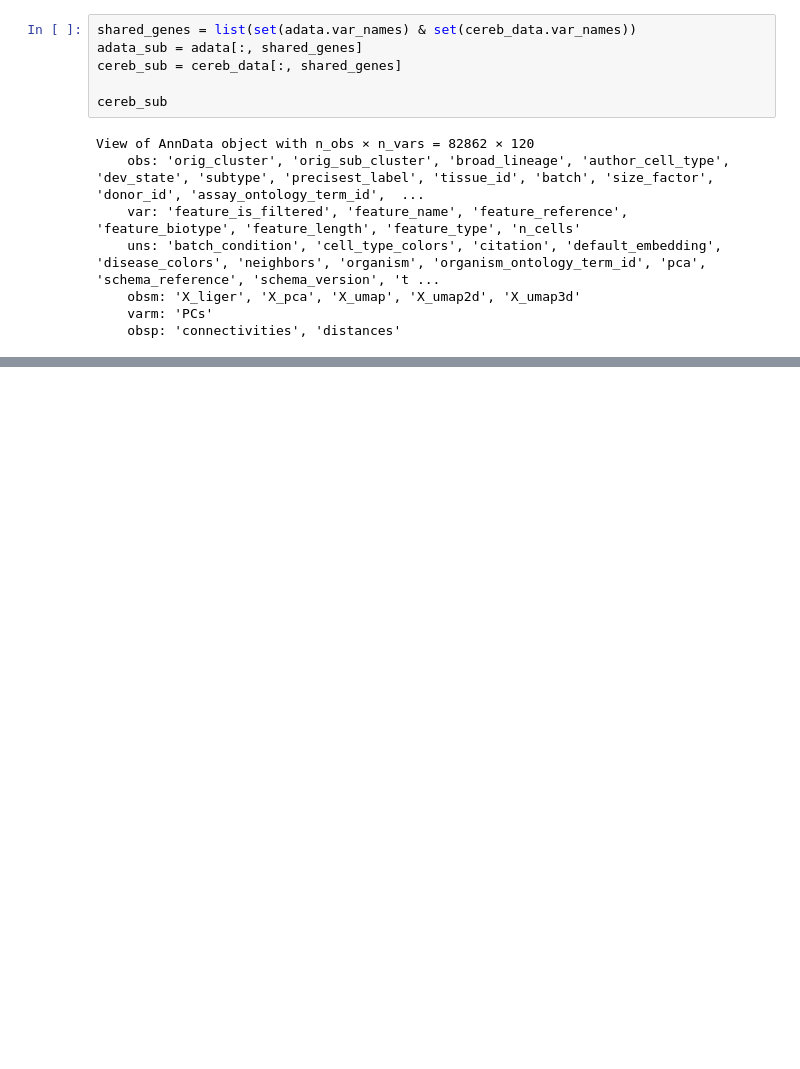
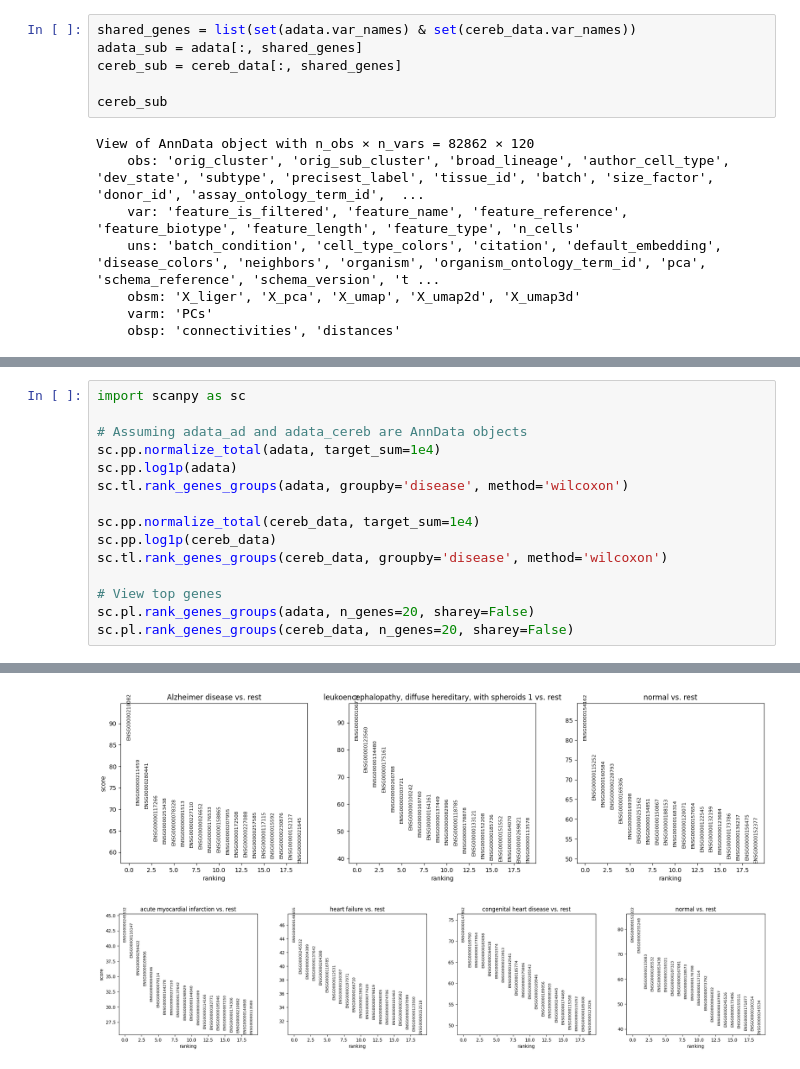
Before and after one commit to stickz-man/Data-Friday, a Jupyter notebook: combined.ipynb, the cells around one changed output, grey strips where cells are left out. Saved outputs shown, nothing was run; the diff lists cells and outputs as text; blank space fills up the shorter version.

```diff
--- a/combined.ipynb
+++ b/combined.ipynb
@@ -135,0 +551,16 @@ print(f"Overlap in NN-important genes: {overlap_nn}")
+# %%
+import scanpy as sc
+
+# Assuming adata_ad and adata_cereb are AnnData objects
+sc.pp.normalize_total(adata, target_sum=1e4)
+sc.pp.log1p(adata)
+sc.tl.rank_genes_groups(adata, groupby='disease', method='wilcoxon')
+
+sc.pp.normalize_total(cereb_data, target_sum=1e4)
+sc.pp.log1p(cereb_data)
+sc.tl.rank_genes_groups(cereb_data, groupby='disease', method='wilcoxon')
+
+# View top genes
+sc.pl.rank_genes_groups(adata, n_genes=20, sharey=False)
+sc.pl.rank_genes_groups(cereb_data, n_genes=20, sharey=False)
+# %% [output]
@@ -135,0 +570,2 @@ print(f"Overlap in NN-important genes: {overlap_nn}")
+[figure, added]
+[figure, added]
```
Also changed, not shown: parts of 25 cells of this notebook, 2 other files.
